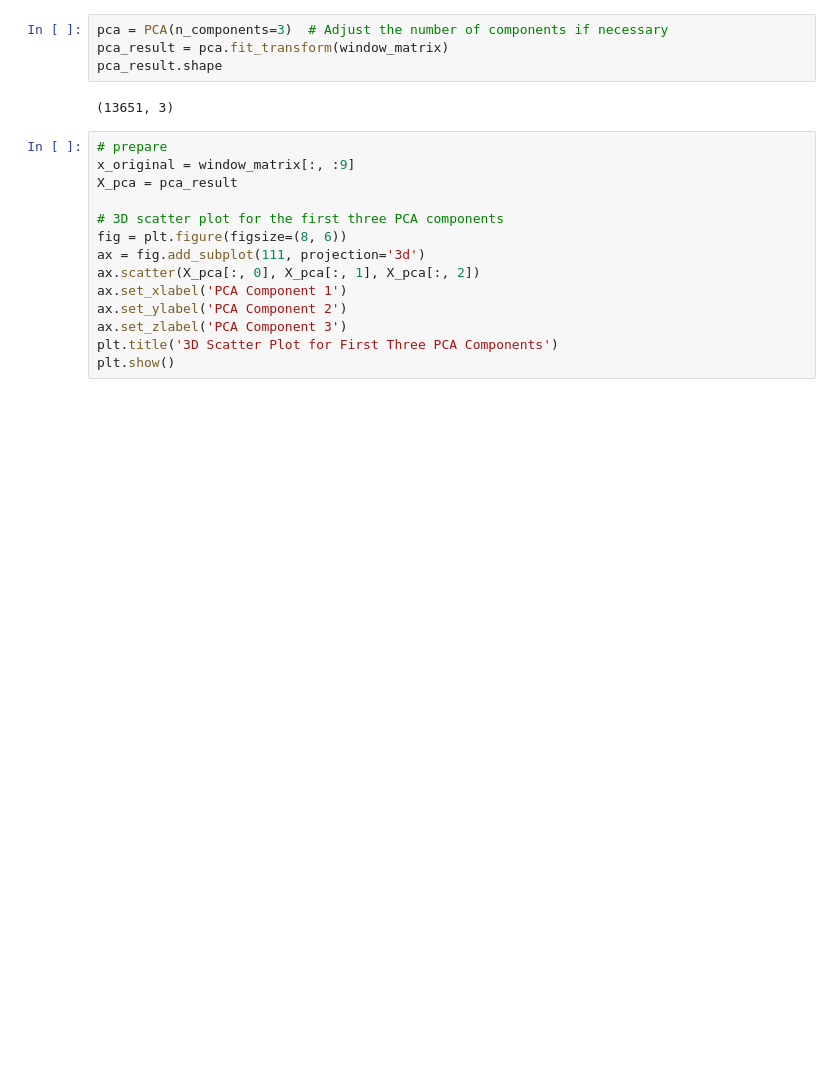
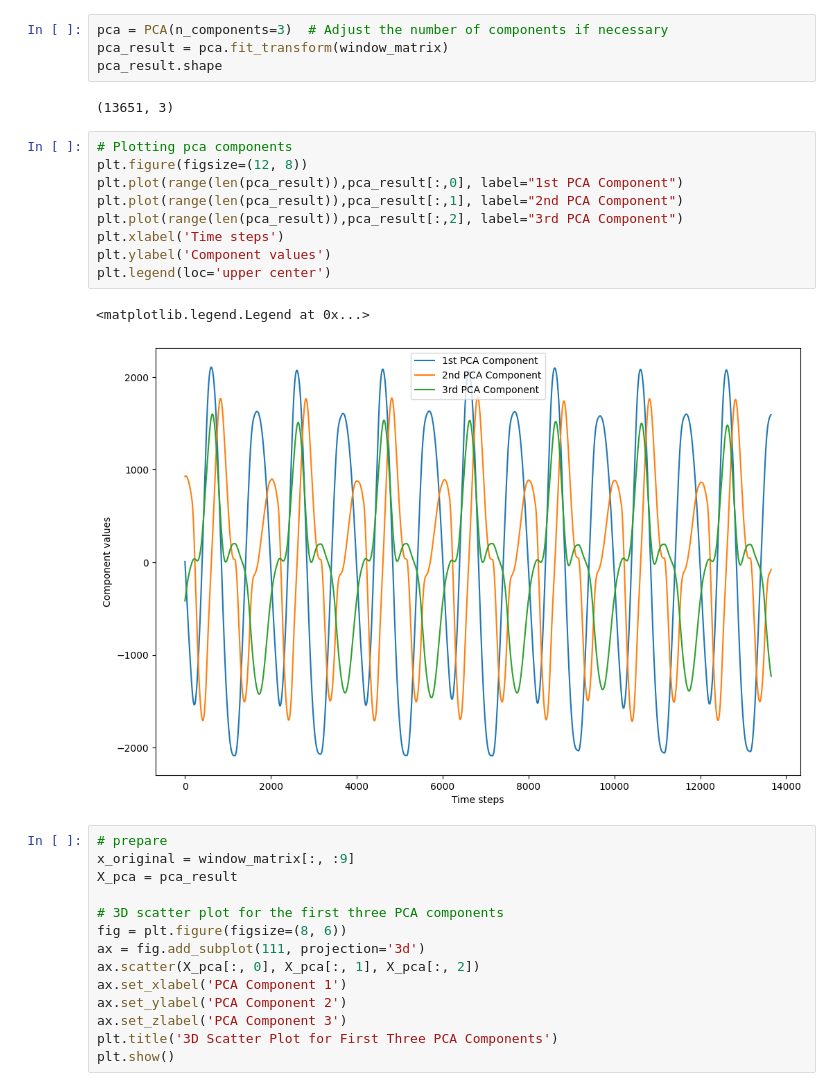
Before and after one commit to mymermer/MLCMS, a Jupyter notebook: Exercise05/task5.ipynb, the cells around one changed output. Cells and saved outputs as stored; diff of their text form; blank space fills up the shorter version.

```diff
--- a/Exercise05/task5.ipynb
+++ b/Exercise05/task5.ipynb
@@ -71,6 +43,18 @@ pca_result = pca.fit_transform(window_matrix)
 pca_result.shape
 # %% [output]
 (13651, 3)
+# %%
+# Plotting pca components
+plt.figure(figsize=(12, 8))
+plt.plot(range(len(pca_result)),pca_result[:,0], label="1st PCA Component")
+plt.plot(range(len(pca_result)),pca_result[:,1], label="2nd PCA Component")
+plt.plot(range(len(pca_result)),pca_result[:,2], label="3rd PCA Component")
+plt.xlabel('Time steps')
+plt.ylabel('Component values')
+plt.legend(loc='upper center')
+# %% [output]
+<matplotlib.legend.Legend at 0x...>
+[figure, added]
 # %%
 # prepare
 x_original = window_matrix[:, :9]
```
Also changed, not shown: parts of 21 cells of this notebook.
